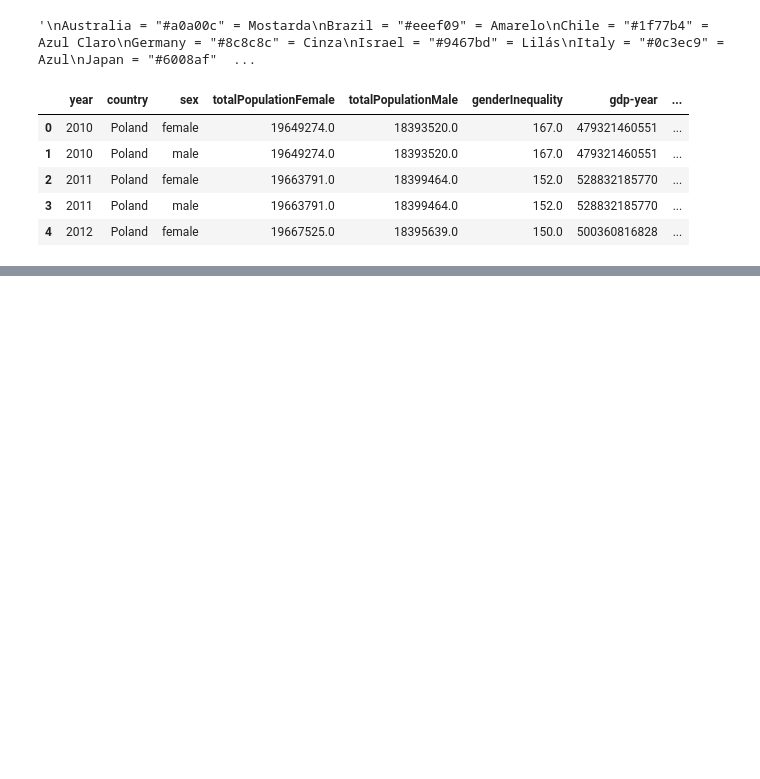
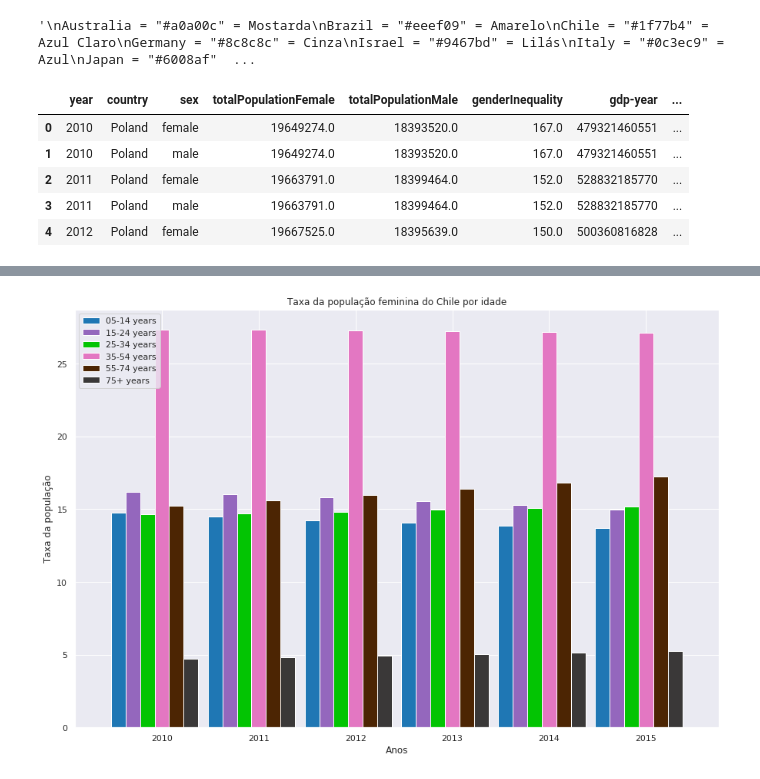
Before and after one commit to Eudess/suicide-data-science, a Jupyter notebook: Entrega 03/suicide_analytics-Copy1.ipynb, the cells around one changed output, grey strips where cells are left out. Saved outputs shown, nothing was run; the diff lists cells and outputs as text; code cells hidden in the pictures; blank space fills up the shorter version.

```diff
--- a/Entrega 03/suicide_analytics-Copy1.ipynb
+++ b/Entrega 03/suicide_analytics-Copy1.ipynb
@@ -587,0 +615,3 @@ generate_chart_rate_population_gen(gch, "Taxa da População", "Anos", "Taxa da
+# %%
+generate_chart_rate_population_age(chile_female, "Taxa da população", "Anos", "Taxa da população feminina do Chile por idade", "totalPopulationFemale",age_colors)
+# %% [output]
@@ -588,3 +620,4 @@ generate_chart_rate_population_gen(gch, "Taxa da População", "Anos", "Taxa da
+[figure, added]
 # %%
 generate_chart_suicide_gen(gme, "Taxa de Suicídio", "Anos", "Taxa de Suicídio por gênero no México",male_female_colors, 0.25)
 # %% [output]
```
Also changed, not shown: parts of 66 cells of this notebook, 2 other files.
